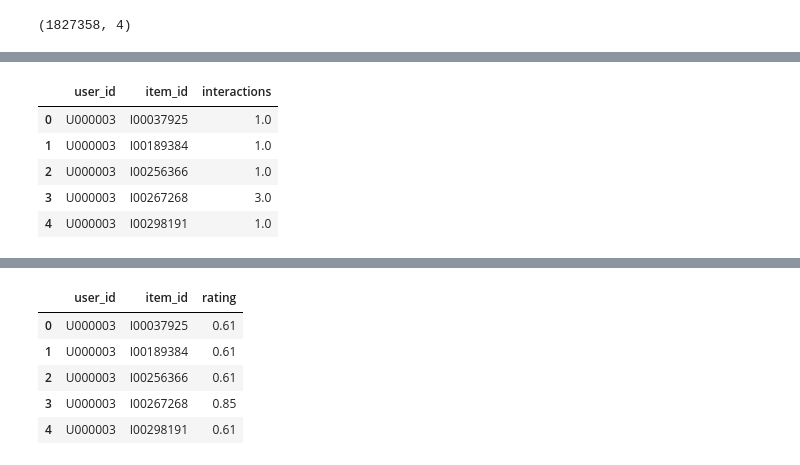
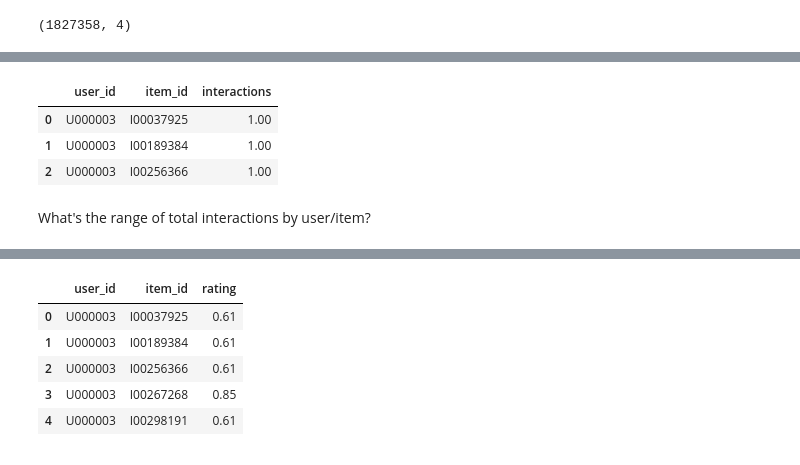
Before and after one commit to DungBeetleBASH/recsys-pipeliner, a Jupyter notebook: notebooks/blog/01-explore-data.ipynb, the cells around one changed output, grey strips where cells are left out. Saved outputs shown, nothing was run; the diff lists cells and outputs as text; code cells hidden in the pictures.

```diff
--- a/notebooks/blog/01-explore-data.ipynb
+++ b/notebooks/blog/01-explore-data.ipynb
@@ -1,7 +1,10 @@
 # %%
 import pandas as pd
 import numpy as np
+import matplotlib.pyplot as plt
+from matplotlib.ticker import ScalarFormatter, FuncFormatter
 from IPython.display import display
+pd.options.display.float_format = "{:,.2f}".format
 # %%
 user_item_interactions = pd.read_csv(
     "../../tests/test_data/user_item_interactions_30_days.csv", parse_dates=["date"]
@@ -21,15 +37,15 @@ display(user_item_interactions.head())
 # %%
 # group by user_id and item_id and
 # sum the number of interactions
 
 user_item_interactions_grouped = user_item_interactions.drop(columns=["date"]).groupby(
     ["user_id", "item_id"]
 ).sum().reset_index()
-user_item_interactions_grouped.head(5)
+user_item_interactions_grouped.head(3)
 # %% [output]
 |  | user_id | item_id | interactions |
-| 0 | U000003 | I00037925 | 1.0 |
-| 1 | U000003 | I00189384 | 1.0 |
-| 2 | U000003 | I00256366 | 1.0 |
-| 3 | U000003 | I00267268 | 3.0 |
-| 4 | U000003 | I00298191 | 1.0 |
+| 0 | U000003 | I00037925 | 1.00 |
+| 1 | U000003 | I00189384 | 1.00 |
+| 2 | U000003 | I00256366 | 1.00 |
+# %% [markdown]
+What's the range of total interactions by user/item?
```
Also changed, not shown: parts of 10 cells of this notebook.
